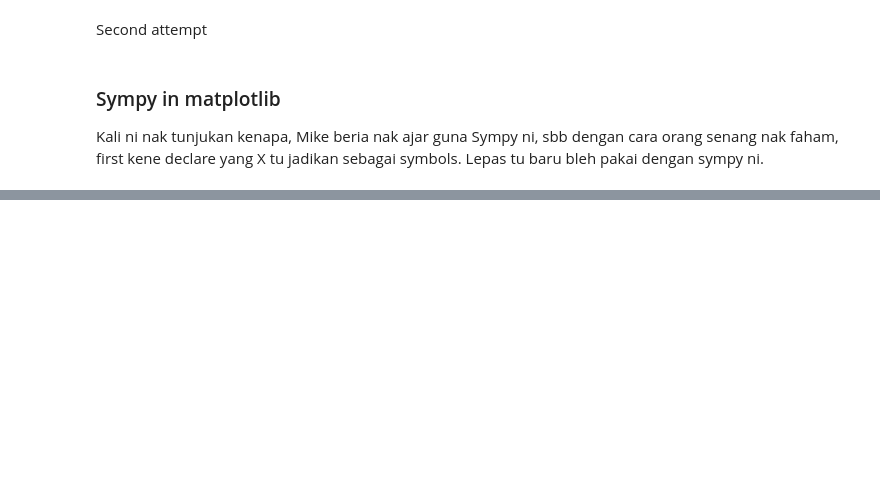
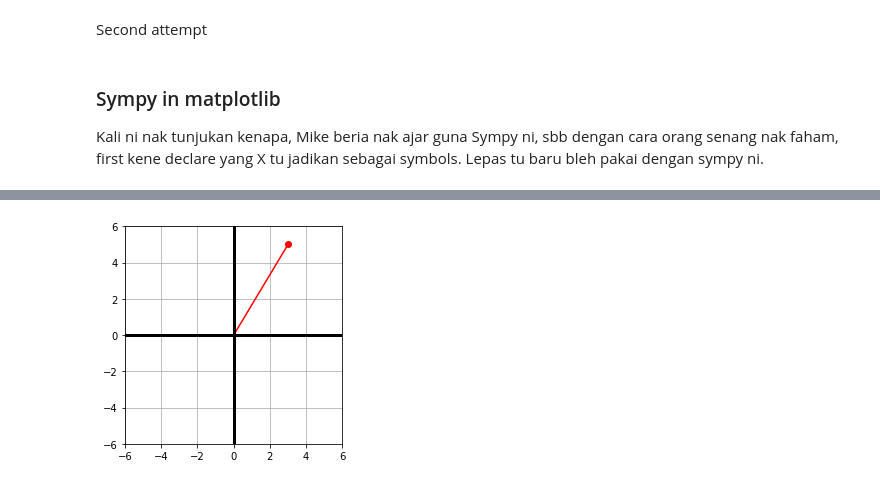
Before and after one commit to metalheadcode/mathematic, a Jupyter notebook: Section 5 Graphing & Visualization.ipynb, the cells around one changed output, grey strips where cells are left out. Saved outputs shown, nothing was run; the diff lists cells and outputs as text; code cells hidden in the pictures; blank space fills up the shorter version.

```diff
--- a/Section 5 Graphing & Visualization.ipynb
+++ b/Section 5 Graphing & Visualization.ipynb
@@ -84,0 +105,22 @@ for i in range(-11,12):
+# %%
+x = 3
+y = 5
+
+# dot
+plt.plot(x,y,'ro')
+# garis
+plt.plot([0,x],[0,y],'r')
+
+plt.axis('square')
+plt.axis([-6,6,-6,6])
+
+plt.grid()
+
+# garis melintang y axis
+plt.plot([-6,6],[0,0],'0000', linewidth=3)
+# garis melintang x axis
+plt.plot([0,0],[6,-6], '0000', linewidth=3)
+
+plt.show()
+# %% [output]
+[figure, added]
```
Also changed, not shown: parts of 20 cells of this notebook, 1 other file.
